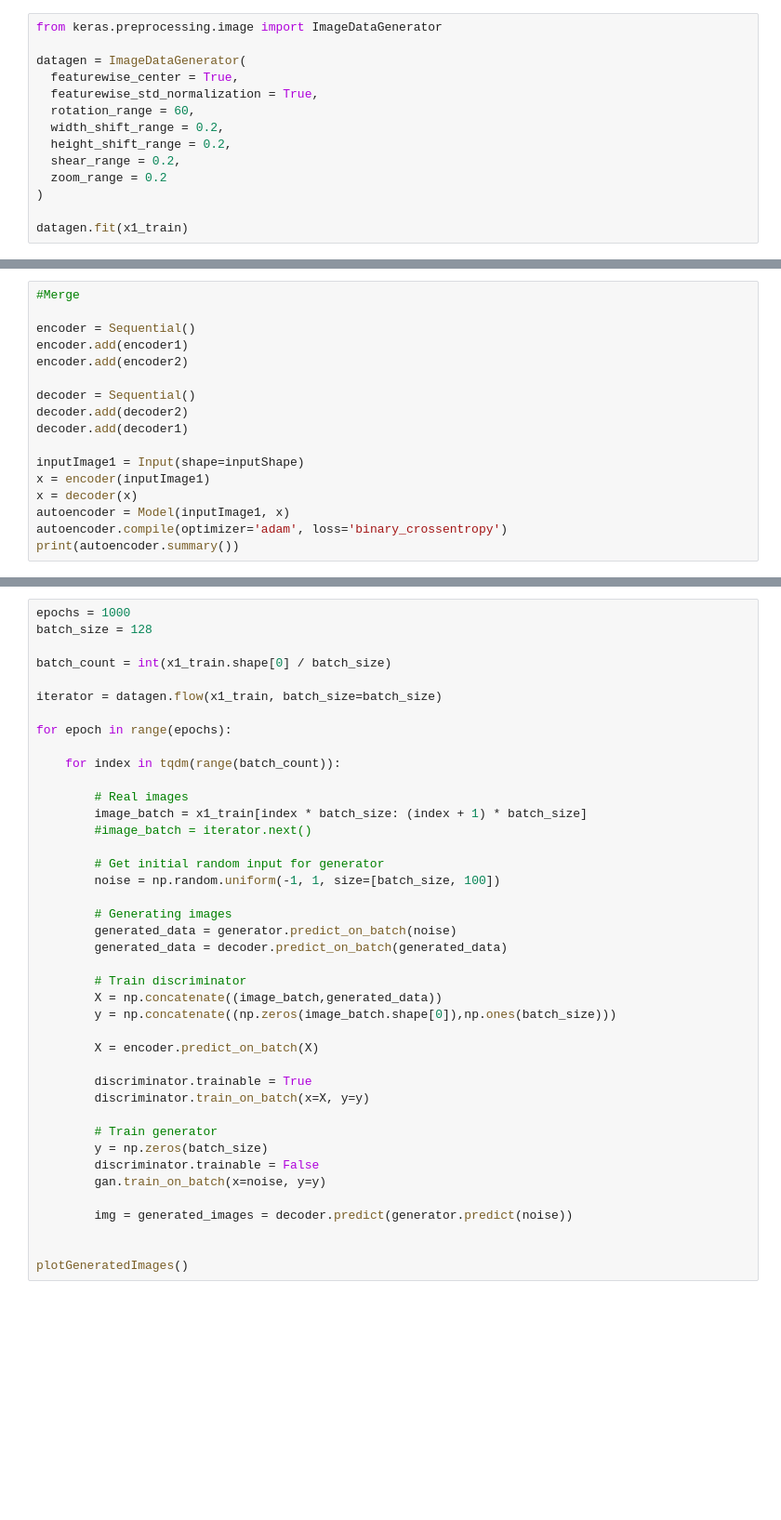
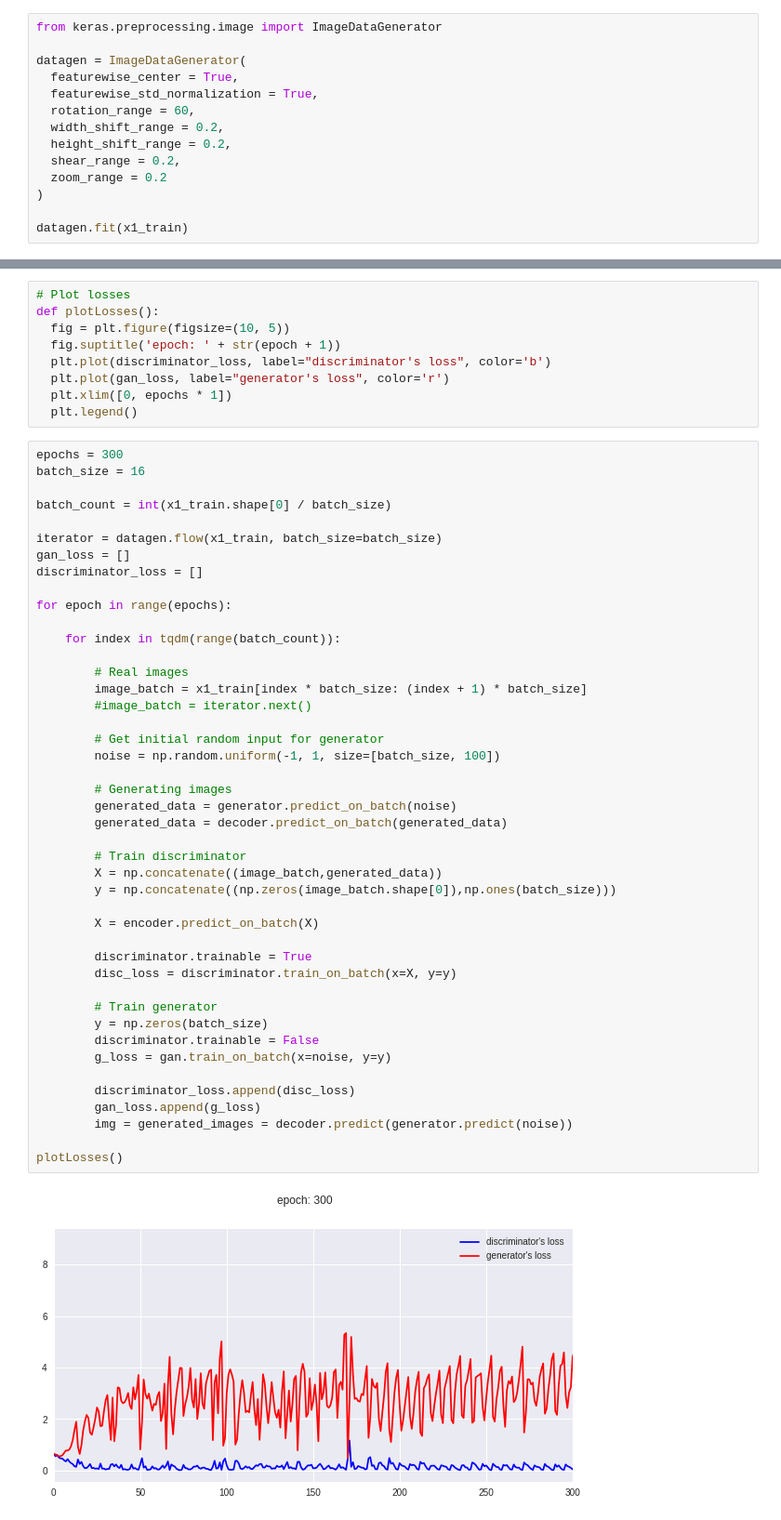
Before and after one commit to curthenrichs/CS534-Term-Project-GAN-Models, a Jupyter notebook: autoencoder_nets/DCGAN_Autoencoder_Sprite_Items_weapons.ipynb, the cells around one changed output, grey strips where cells are left out. Shown: that part at 93% size. Cells and saved outputs as stored; diff of their text form; blank space fills up the shorter version.

```diff
--- a/autoencoder_nets/DCGAN_Autoencoder_Sprite_Items_weapons.ipynb
+++ b/autoencoder_nets/DCGAN_Autoencoder_Sprite_Items_weapons.ipynb
@@ -276,17 +193,0 @@ resFig = plt.imshow(resultImg)
-# %%
-#Merge
-
-encoder = Sequential()
-encoder.add(encoder1)
-encoder.add(encoder2)
-
-decoder = Sequential()
-decoder.add(decoder2)
-decoder.add(decoder1)
-
-inputImage1 = Input(shape=inputShape)
-x = encoder(inputImage1)
-x = decoder(x)
-autoencoder = Model(inputImage1, x)
-autoencoder.compile(optimizer='adam', loss='binary_crossentropy')
-print(autoencoder.summary())
@@ -446,45 +303,59 @@ def plotGeneratedImages():
     plt.tight_layout()
     plt.imshow(img)
     plt.axis('off')
+# %%
+# Plot losses
+def plotLosses():
+  fig = plt.figure(figsize=(10, 5))
+  fig.suptitle('epoch: ' + str(epoch + 1))
+  plt.plot(discriminator_loss, label="discriminator's loss", color='b')
+  plt.plot(gan_loss, label="generator's loss", color='r')
+  plt.xlim([0, epochs * 1])
+  plt.legend()
 # %%
-epochs = 1000
-batch_size = 128
+epochs = 300
+batch_size = 16
 
 batch_count = int(x1_train.shape[0] / batch_size)
 
 iterator = datagen.flow(x1_train, batch_size=batch_size)
+gan_loss = []
+discriminator_loss = []
 
 for epoch in range(epochs):
 
     for index in tqdm(range(batch_count)):
 
         # Real images
         image_batch = x1_train[index * batch_size: (index + 1) * batch_size]
         #image_batch = iterator.next()
 
         # Get initial random input for generator
         noise = np.random.uniform(-1, 1, size=[batch_size, 100])
 
         # Generating images
         generated_data = generator.predict_on_batch(noise)
         generated_data = decoder.predict_on_batch(generated_data)
 
         # Train discriminator
         X = np.concatenate((image_batch,generated_data))
         y = np.concatenate((np.zeros(image_batch.shape[0]),np.ones(batch_size)))
 
         X = encoder.predict_on_batch(X)
 
         discriminator.trainable = True
-        discriminator.train_on_batch(x=X, y=y)
+        disc_loss = discriminator.train_on_batch(x=X, y=y)
 
         # Train generator
         y = np.zeros(batch_size)
         discriminator.trainable = False
-        gan.train_on_batch(x=noise, y=y)
+        g_loss = gan.train_on_batch(x=noise, y=y)
 
+        discriminator_loss.append(disc_loss)
+        gan_loss.append(g_loss)
         img = generated_images = decoder.predict(generator.predict(noise))
 
-
-plotGeneratedImages()
+plotLosses()
+# %% [output]
+[figure, added]
 # %%
```
Also changed, not shown: parts of 21 cells of this notebook, 24 other files.
